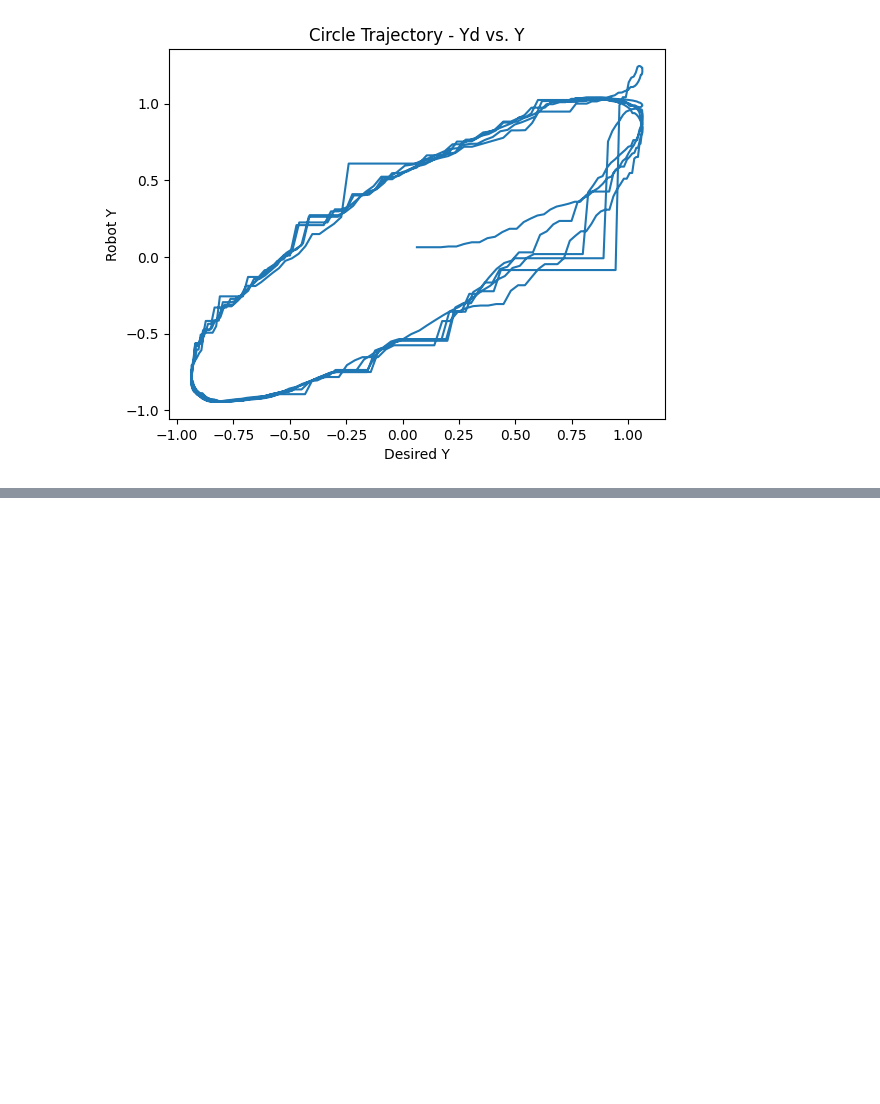
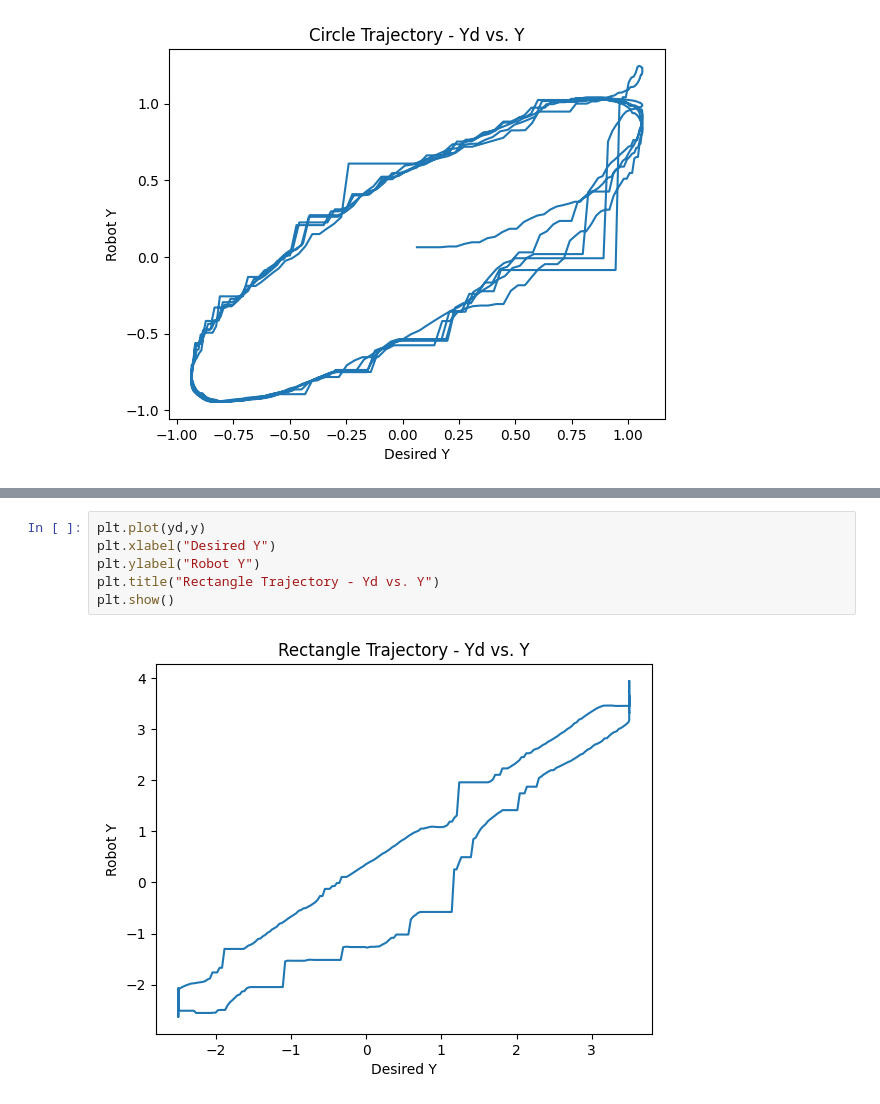
Before and after one commit to amandabaran/robotics, a Jupyter notebook: lab8/plots/Plots.ipynb, the cells around one changed output, grey strips where cells are left out. Saved outputs shown, nothing was run; the diff lists cells and outputs as text; blank space fills up the shorter version.

```diff
--- a/lab8/plots/Plots.ipynb
+++ b/lab8/plots/Plots.ipynb
@@ -46,0 +43,8 @@ plt.show()
+# %%
+plt.plot(yd,y)
+plt.xlabel("Desired Y")
+plt.ylabel("Robot Y")
+plt.title("Rectangle Trajectory - Yd vs. Y")
+plt.show()
+# %% [output]
+[figure, added]
```
Also changed, not shown: parts of 5 cells of this notebook, 2 other files.
